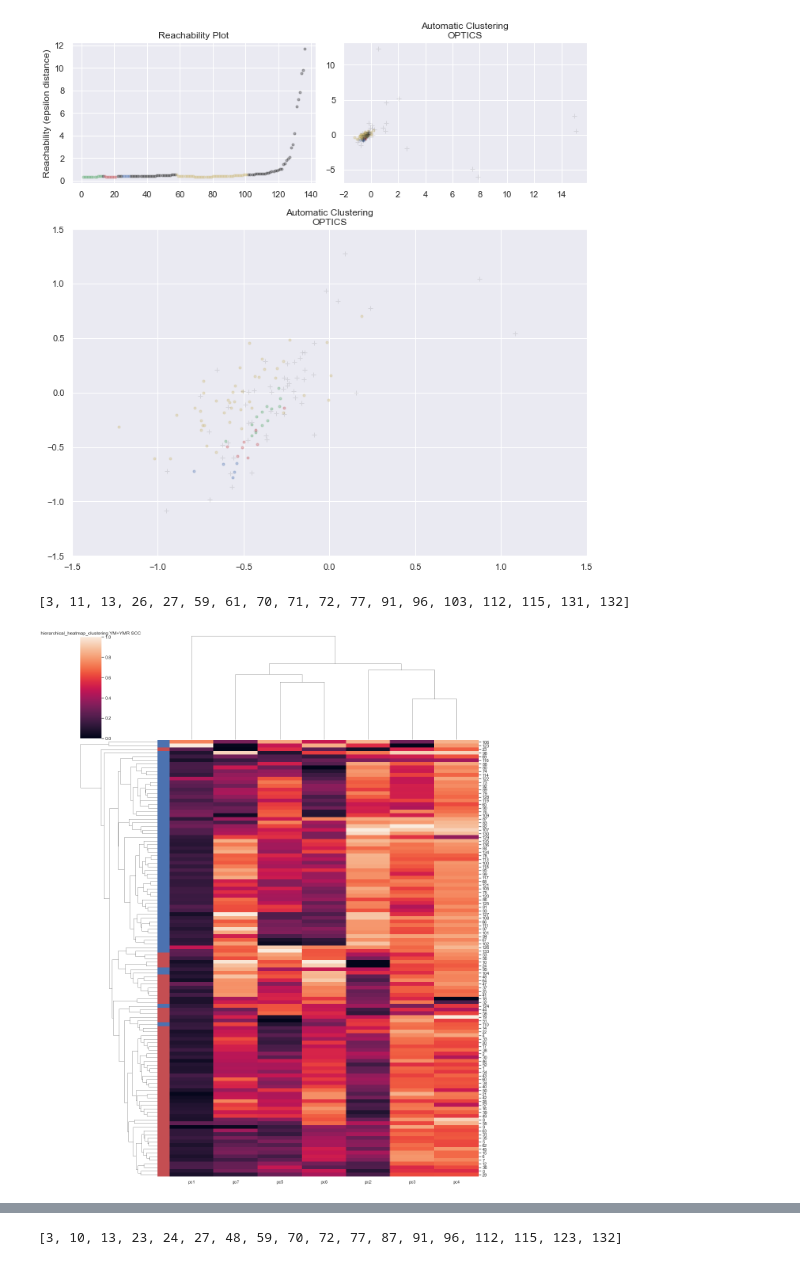
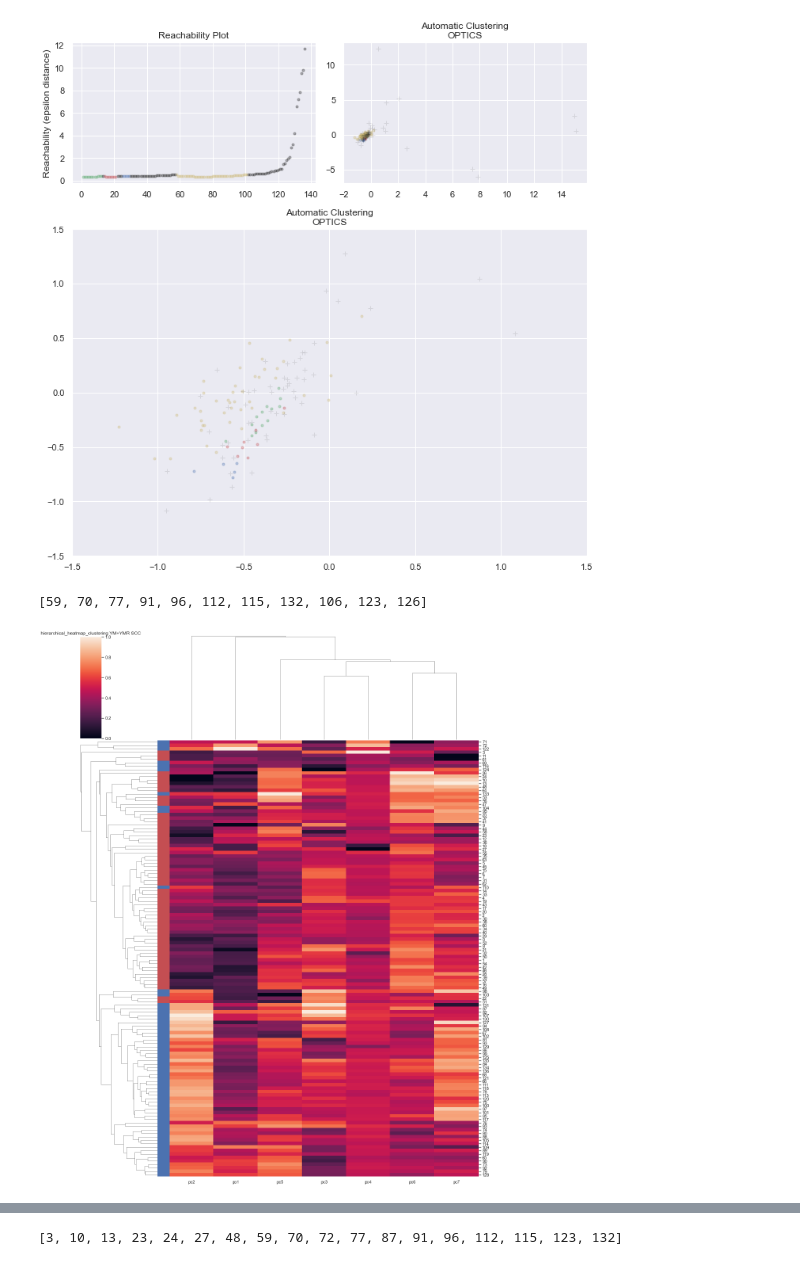
Before and after one commit to trevor-chan/research, a Jupyter notebook: morpho_scripts/PCA_scripts.ipynb, the cells around one changed output, grey strips where cells are left out. Drawn from its saved outputs; the diff is of its cells as text; code cells hidden in the pictures.

```diff
--- a/morpho_scripts/PCA_scripts.ipynb
+++ b/morpho_scripts/PCA_scripts.ipynb
@@ -69,8 +66,20 @@ print(len(load_lineage_list_YMR))
+# %%
+globalpath = "/Volumes/TC_backup/new_parental"
+
+load_lineage_list_parental = []
+
+for lineage_path in tqdm(sorted(glob.glob(globalpath+"/*.lineage")), position=0, leave=True, desc = globalpath):
+    templineage = lineage_timeless(lineage_path[0:-8], lineage_path[0:-8], read=False)
+    templineage.load_object(fin = lineage_path)
+    if len(templineage.items) > 10:
+        load_lineage_list_parental.append(templineage)
 # %%
 #lineage_list = load_lineage_list_YM[0:10] + load_lineage_list_YMR[0:10]
-lineage_list = load_lineage_list_YM + load_lineage_list_YMR
-
+lineage_list = load_lineage_list_parental + load_lineage_list_YM + load_lineage_list_YMR
 lineage_list = [lineage for lineage in lineage_list if len(lineage.items)>0]
+del(load_lineage_list_YM)
+del(load_lineage_list_YMR)
+del(load_lineage_list_parental)
 # %%
 #//  NETWORK PROPS  //#
 
@@ -640,12 +653,12 @@ for i in range(len(finalDf)):
         color = "r"
     if "YMR/" in finalDf.at[i, 'lineage']:
         color = "b"
-    ax1.scatter3D(finalDf.at[i, 'pc1']
-          , finalDf.at[i, 'pc2']
+    ax1.scatter3D(finalDf.at[i, 'pc2']
           , finalDf.at[i, 'pc3']
+          , finalDf.at[i, 'pc4']
           , symbols[i%5], color = color
           , alpha = 0.5)
-    ax1.text(finalDf.at[i, 'pc1'],finalDf.at[i, 'pc2'],finalDf.at[i, 'pc3'] ,  finalDf.at[i,'lineage'][-4:], size=10, alpha = 0.7,  color='k')
+    ax1.text(finalDf.at[i, 'pc2'],finalDf.at[i, 'pc3'],finalDf.at[i, 'pc4'] ,  finalDf.at[i,'lineage'][-4:], size=10, alpha = 0.7,  color='k')
 
 
 legend_elements = [Line2D([0], [0], marker='o', color='w', label='YM',
@@ -807,33 +820,37 @@ plt.show()
 # %%
 #Hierarchical heatmap clustering:
 #Outlier exclusion based on Z-Score Thresholding:
 
 from scipy import stats
 sns.set_theme(color_codes=True)
 
 
 #testdf = df.copy(deep=True)
 testdf = finalDf.copy(deep=True)
 
 testdf.pop('lineage')
 #testdf.pop('line')
 z = np.abs(stats.zscore(testdf))
 
-threshold = 2
-print(list(dict.fromkeys(np.where(z>threshold)[0].tolist())))
-testdf = testdf.drop(list(dict.fromkeys(np.where(z>threshold)[0].tolist())))
+threshold = 4
+dropindices = list(dict.fromkeys(np.where(z>threshold)[0].tolist()))
+dropindices = dropindices + [106,123,126]
+print(dropindices)
+testdf = testdf.drop(dropindices)
+
+
 
 YM_indexlist = [i for i in testdf.index if "YM/" in df.iloc[i]['lineage']]
 YMR_indexlist = [i for i in testdf.index if "YMR/" in df.iloc[i]['lineage']]
 row_colors = []
 for i in range(len(YM_indexlist)):
     row_colors.append('r')
 for i in range(len(YMR_indexlist)):
     row_colors.append('b')
 
 g = sns.clustermap(testdf,standard_scale=1,row_colors=row_colors, yticklabels=True, figsize = (15,20))
 plt.title("hierarchical_heatmap_clustering YM+YMR SCC")
 plt.savefig("hierarchical_heatmap_clustering.png",dpi=75)
 # %% [output]
-[3, 11, 13, 26, 27, 59, 61, 70, 71, 72, 77, 91, 96, 103, 112, 115, 131, 132]
+[59, 70, 77, 91, 96, 112, 115, 132, 106, 123, 126]
-[figure, old version]
+[figure, new version]
```
Also changed, not shown: parts of 13 cells of this notebook, 1 other file.
